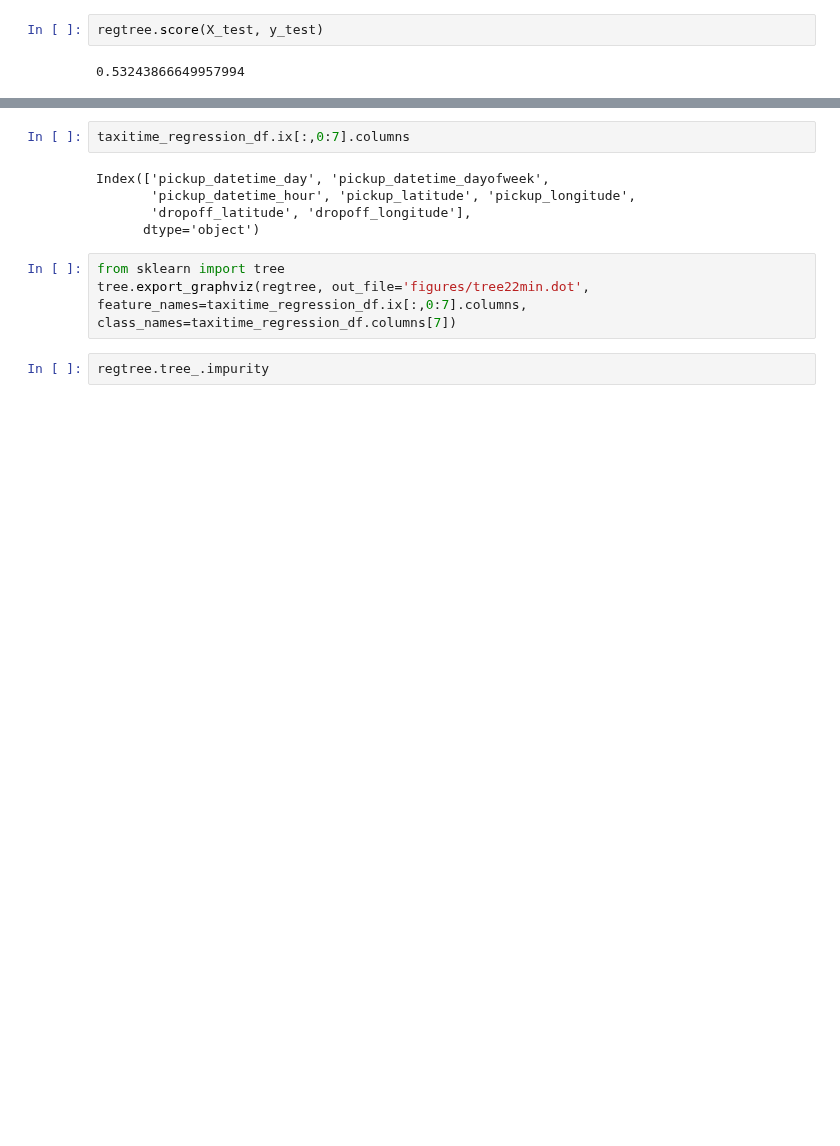
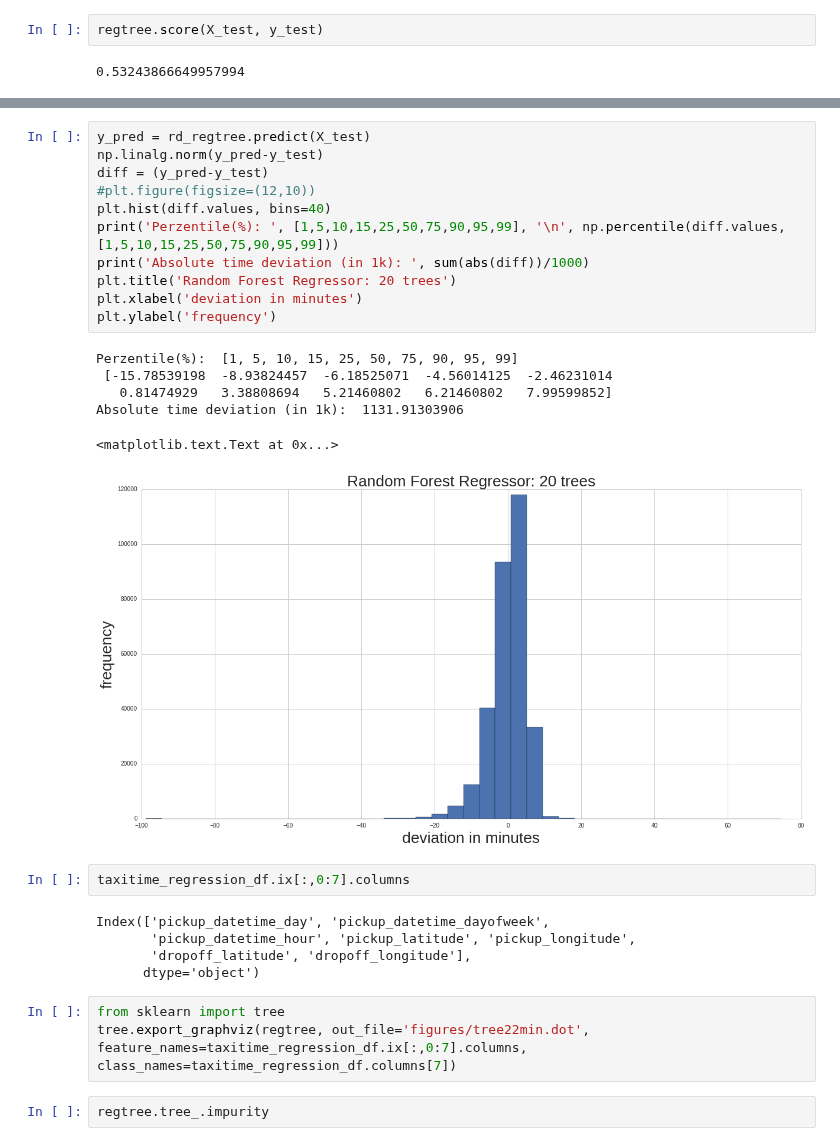
Before and after one commit to nikhase/nyc-taxi, a Jupyter notebook: weeklyAnalysis.ipynb, the cells around one changed output, grey strips where cells are left out. Drawn from its saved outputs; the diff is of its cells as text; blank space fills up the shorter version.

```diff
--- a/weeklyAnalysis.ipynb
+++ b/weeklyAnalysis.ipynb
@@ -907,3 +972,21 @@ plt.hist(diff.values, bins=40)
+# %%
+y_pred = rd_regtree.predict(X_test)
+np.linalg.norm(y_pred-y_test)
+diff = (y_pred-y_test)
+#plt.figure(figsize=(12,10))
+plt.hist(diff.values, bins=40)
+print('Perzentile(%): ', [1,5,10,15,25,50,75,90,95,99], '\n', np.percentile(diff.values, [1,5,10,15,25,50,75,90,95,99]))
+print('Absolute time deviation (in 1k): ', sum(abs(diff))/1000)
+plt.title('Random Forest Regressor: 20 trees')
+plt.xlabel('deviation in minutes')
+plt.ylabel('frequency')
+# %% [output]
+Perzentile(%):  [1, 5, 10, 15, 25, 50, 75, 90, 95, 99]
+ [-15.78539198  -8.93824457  -6.18525071  -4.56014125  -2.46231014
+   0.81474929   3.38808694   5.21460802   6.21460802   7.99599852]
+Absolute time deviation (in 1k):  1131.91303906
+<matplotlib.text.Text at 0x...>
+[figure, added]
 # %%
 taxitime_regression_df.ix[:,0:7].columns
 # %% [output]
```
Also changed, not shown: parts of 30 cells of this notebook, 1 other file.
